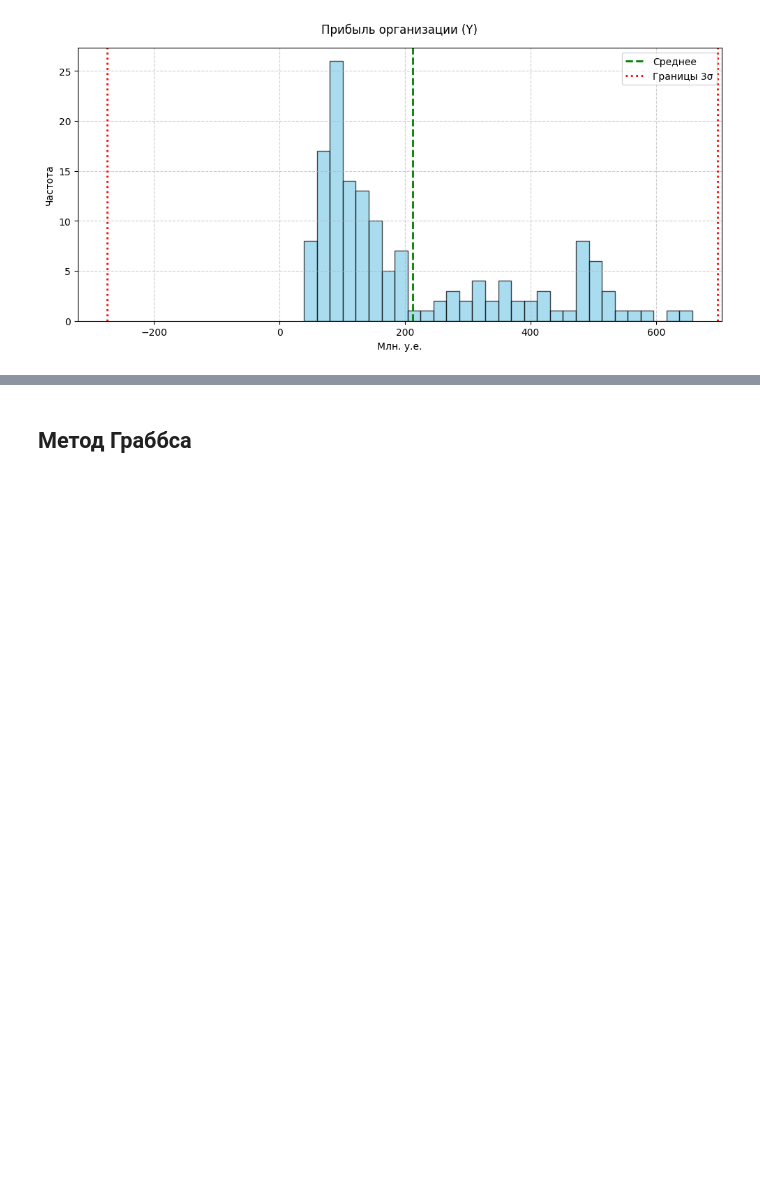
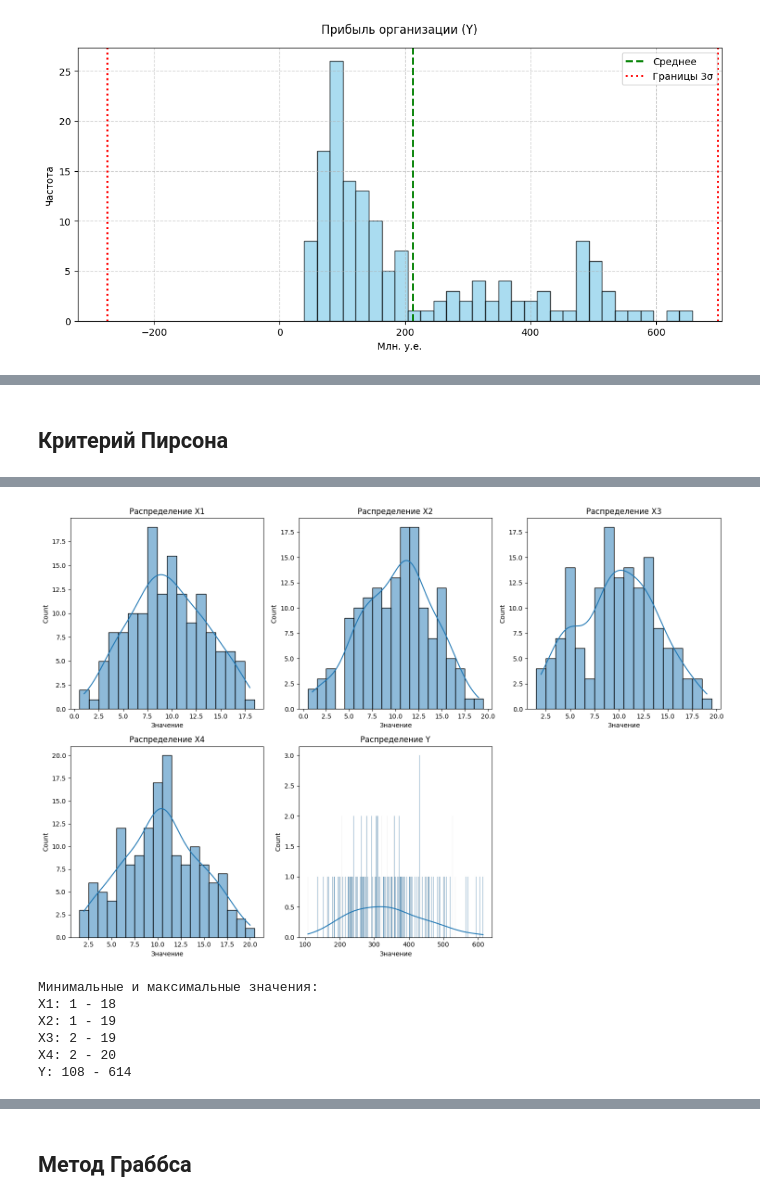
Before and after one commit to AntoninaRemizova/MMAD, a Jupyter notebook: ММАД_КР.ipynb, the cells around one changed output, grey strips where cells are left out. Cells and saved outputs as stored; diff of their text form; code cells hidden in the pictures; blank space fills up the shorter version.

```diff
--- a/ММАД_КР.ipynb
+++ b/ММАД_КР.ipynb
@@ -382,0 +442,71 @@ for col in columns:
+# %% [markdown]
+## Критерий Пирсона
+# %%
+import numpy as np
+import pandas as pd
+from scipy import stats
+
+# Параметры генерации
+np.random.seed(42)  # Для воспроизводимости
+n = 150             # Количество значений в каждой выборке
+
+# Генерация X1-X4 (целые числа 0-20)
+def generate_x():
+    mean = 10        # Среднее в середине диапазона
+    std = 4          # Стандартное отклонение (уменьшено для лучшего распределения целых чисел)
+    values = stats.truncnorm.rvs(
+        (0 - mean) / std, (20 - mean) / std,
+        loc=mean, scale=std, size=n
+    )
+    return np.round(values).astype(int).clip(0, 20)
+
+# Генерация Y (целые числа 39-658)
+def generate_y():
+    mean = (658 + 39) / 2  # Среднее в середине диапазона
+    std = (658 - 39) / 5    # Скорректированное стандартное отклонение
+    values = stats.truncnorm.rvs(
+        (39 - mean) / std, (658 - mean) / std,
+        loc=mean, scale=std, size=n
+    )
+    return np.round(values).astype(int).clip(39, 658)
+
+# Создаем DataFrame
+data = pd.DataFrame({
+    'X1': generate_x(),
+    'X2': generate_x(),
+    'X3': generate_x(),
+    'X4': generate_x(),
+    'Y': generate_y()
+})
+
+# Проверка характеристик
+print("Описательные статистики:")
+print(data.describe().round(2))
+
+# Проверка нормальности (тест Шапиро-Уилка)
+print("\nПроверка нормальности (p-value > 0.05 - нормальность не отвергается):")
+for col in data.columns:
+    stat, p = stats.shapiro(data[col])
+    print(f"{col}: p-value = {p:.4f}")
+
+# Визуализация
+import matplotlib.pyplot as plt
+import seaborn as sns
+
+plt.figure(figsize=(15, 10))
+for i, col in enumerate(data.columns, 1):
+    plt.subplot(2, 3, i)
+    sns.histplot(data[col], kde=True, discrete=True)
+    plt.title(f'Распределение {col}')
+    plt.xlabel('Значение')
+plt.tight_layout()
+plt.show()
+
+# Проверка границ значений
+print("\nМинимальные и максимальные значения:")
+print(f"X1: {data['X1'].min()} - {data['X1'].max()}")
+print(f"X2: {data['X2'].min()} - {data['X2'].max()}")
+print(f"X3: {data['X3'].min()} - {data['X3'].max()}")
+print(f"X4: {data['X4'].min()} - {data['X4'].max()}")
+print(f"Y: {data['Y'].min()} - {data['Y'].max()}")
+# %% [output]
@@ -382,0 +530,7 @@ for col in columns:
+[figure, added]
+Минимальные и максимальные значения:
+X1: 1 - 18
+X2: 1 - 19
+X3: 2 - 19
+X4: 2 - 20
+Y: 108 - 614
```
Also changed, not shown: parts of 14 cells of this notebook.
